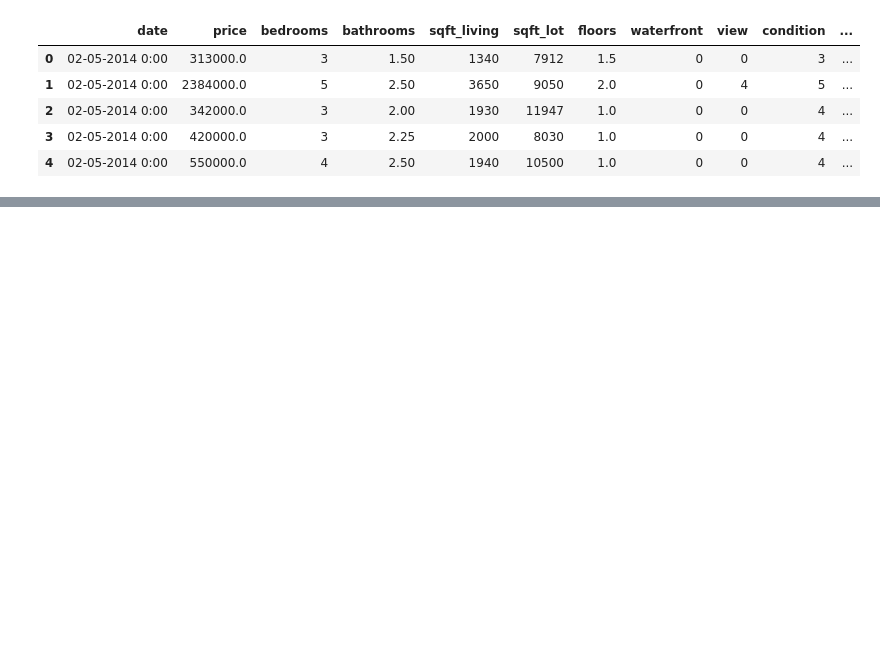
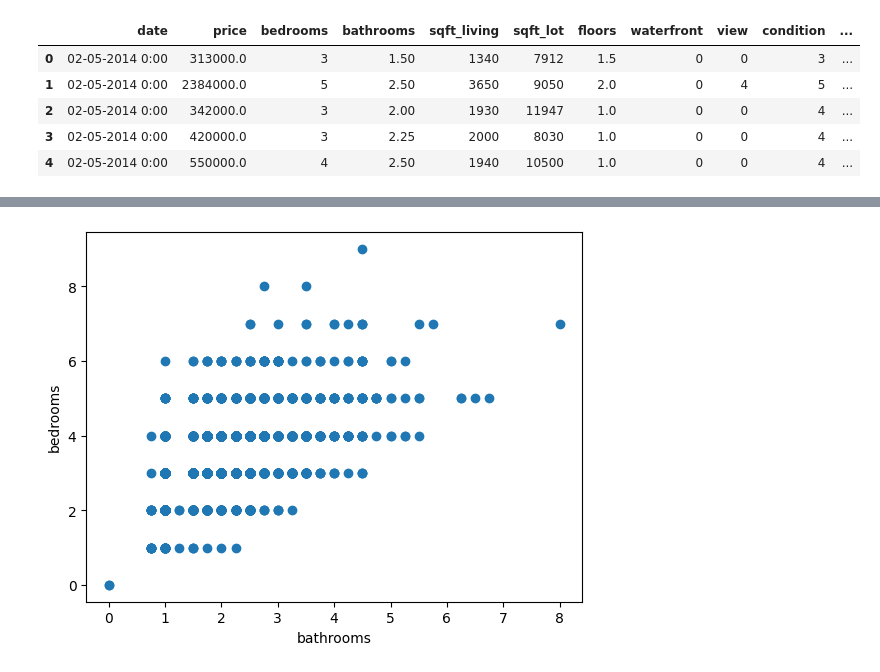
Before and after one commit to samsomsabu/machine_learning, a Jupyter notebook: 2348549_Ex1.ipynb, the cells around one changed output, grey strips where cells are left out. Drawn from its saved outputs; the diff is of its cells as text; code cells hidden in the pictures; blank space fills up the shorter version.

```diff
--- a/2348549_Ex1.ipynb
+++ b/2348549_Ex1.ipynb
@@ -123,0 +92,7 @@ KeyError: ignored
+# %%
+plt.scatter(df['bathrooms'],df['bedrooms'])
+plt.xlabel('bathrooms')
+plt.ylabel('bedrooms')
+plt.show()
+# %% [output]
+[figure, added]
```
Also changed, not shown: parts of 29 cells of this notebook.
